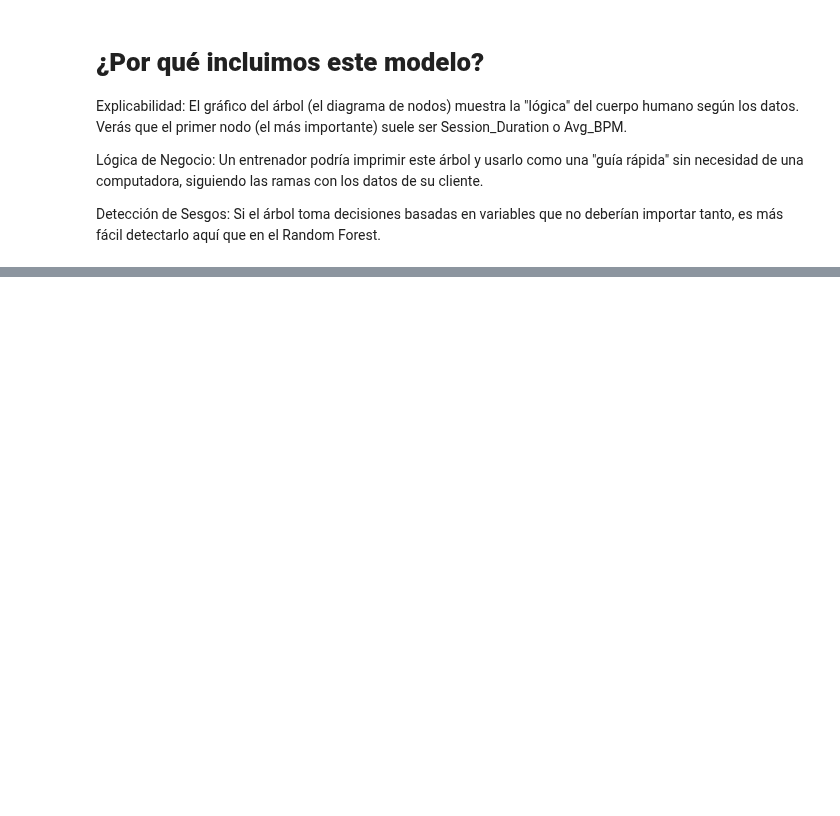
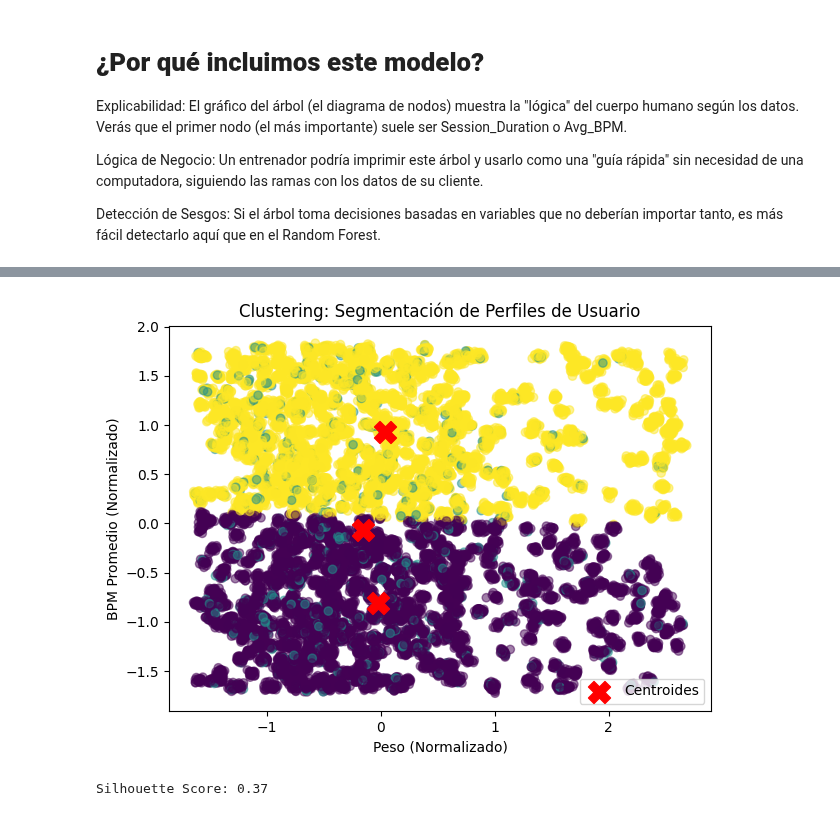
Before and after one commit to manueh56/HealthTech_Manuel_Lahitte.ipynb, a Jupyter notebook: HealthTech_Manuel_Lahitte.ipynb, the cells around one changed output, grey strips where cells are left out. Drawn from its saved outputs; the diff is of its cells as text; code cells hidden in the pictures; blank space fills up the shorter version.

```diff
--- a/HealthTech_Manuel_Lahitte.ipynb
+++ b/HealthTech_Manuel_Lahitte.ipynb
@@ -332,0 +388,25 @@ El proyecto demuestra que el fitness ya no es una ciencia de "talla única". La
+# %%
+from sklearn.preprocessing import StandardScaler
+from sklearn.cluster import KMeans
+from sklearn.metrics import silhouette_score
+
+# Escalado y Clustering
+scaler = StandardScaler()
+X_scaled = scaler.fit_transform(df[['Weight (kg)', 'Fat_Percentage', 'Avg_BPM']])
+kmeans = KMeans(n_clusters=3, random_state=42, n_init=10)
+clusters = kmeans.fit_predict(X_scaled)
+
+# Gráfico: Visualización de Segmentos
+plt.figure(figsize=(7, 5))
+plt.scatter(X_scaled[:, 0], X_scaled[:, 2], c=clusters, cmap='viridis', alpha=0.5)
+plt.scatter(kmeans.cluster_centers_[:, 0], kmeans.cluster_centers_[:, 2], s=250, c='red', marker='X', label='Centroides')
+plt.title('Clustering: Segmentación de Perfiles de Usuario')
+plt.xlabel('Peso (Normalizado)')
+plt.ylabel('BPM Promedio (Normalizado)')
+plt.legend()
+plt.show()
+
+print(f"Silhouette Score: {silhouette_score(X_scaled, clusters):.2f}")
+# %% [output]
+[figure, added]
+Silhouette Score: 0.37
```
Also changed, not shown: parts of 22 cells of this notebook.
